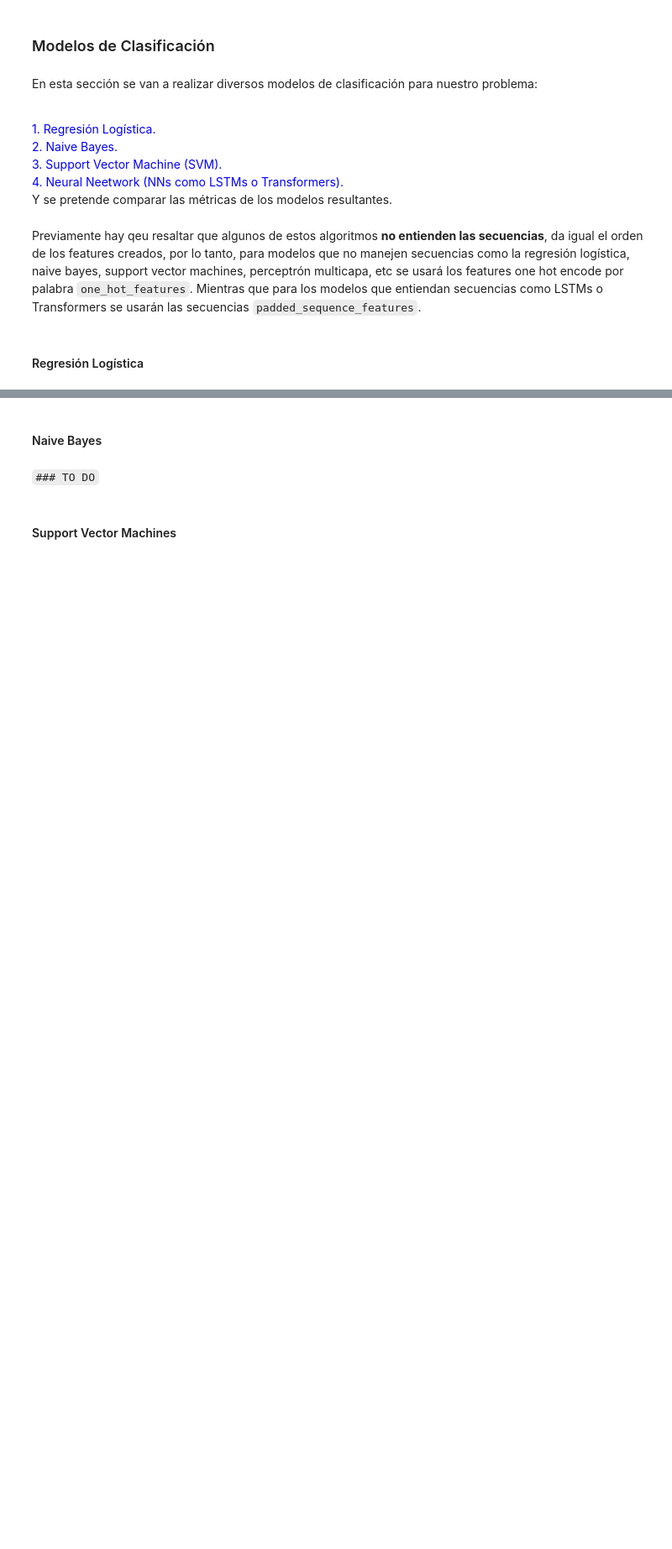
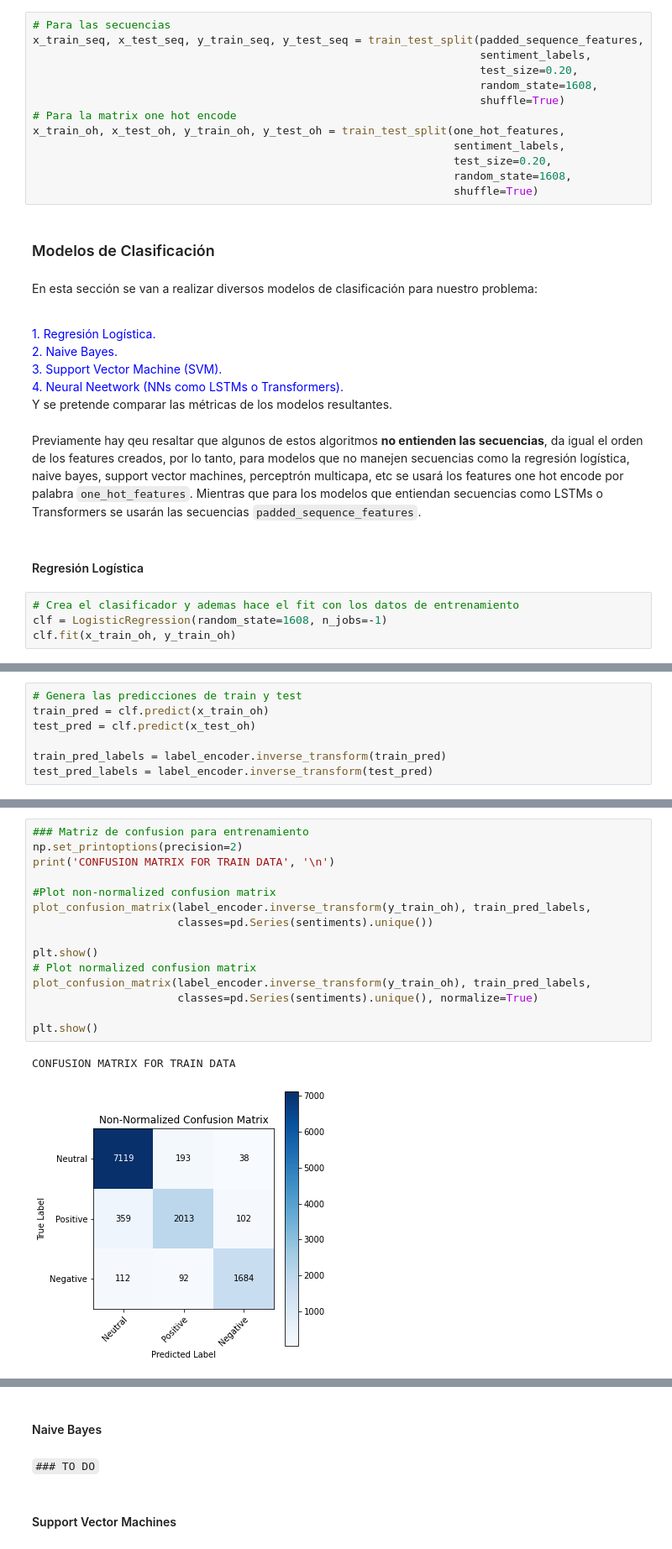
Before and after one commit to juanse1608/AdvancedStatisticsTopics, a Jupyter notebook: Notebooks/SentimentAnalysis.ipynb, the cells around one changed output, grey strips where cells are left out. Shown at 84% size. Drawn from its saved outputs; the diff is of its cells as text; blank space fills up the shorter version.

Commit message:
Logistic Regression

```diff
--- a/Notebooks/SentimentAnalysis.ipynb
+++ b/Notebooks/SentimentAnalysis.ipynb
@@ -199,3 +214,16 @@ ONE HOT ENCODED TWEET: [0. 0. 0. ... 0. 0. 0.]
+# %%
+# Para las secuencias
+x_train_seq, x_test_seq, y_train_seq, y_test_seq = train_test_split(padded_sequence_features,
+                                                                    sentiment_labels,
+                                                                    test_size=0.20,
+                                                                    random_state=1608,
+                                                                    shuffle=True)
+# Para la matrix one hot encode
+x_train_oh, x_test_oh, y_train_oh, y_test_oh = train_test_split(one_hot_features,
+                                                                sentiment_labels,
+                                                                test_size=0.20,
+                                                                random_state=1608,
+                                                                shuffle=True)
 # %% [markdown]
 ### Modelos de Clasificación
 # %% [markdown]
@@ -214,3 +242,7 @@ Y se pretende comparar las métricas de los modelos resultantes.
 Previamente hay qeu resaltar que algunos de estos algoritmos __no entienden las secuencias__, da igual el orden de los features creados, por lo tanto, para modelos que no manejen secuencias como la regresión logística, naive bayes, support vector machines, perceptrón multicapa, etc se usará los features one hot encode por palabra `one_hot_features`. Mientras que para los modelos que entiendan secuencias como LSTMs o Transformers se usarán las secuencias `padded_sequence_features`.
 # %% [markdown]
 #### Regresión Logística
+# %%
+# Crea el clasificador y ademas hace el fit con los datos de entrenamiento
+clf = LogisticRegression(random_state=1608, n_jobs=-1)
+clf.fit(x_train_oh, y_train_oh)
@@ -216,0 +251,7 @@ Previamente hay qeu resaltar que algunos de estos algoritmos __no entienden las
+# %%
+# Genera las predicciones de train y test
+train_pred = clf.predict(x_train_oh)
+test_pred = clf.predict(x_test_oh)
+
+train_pred_labels = label_encoder.inverse_transform(train_pred)
+test_pred_labels = label_encoder.inverse_transform(test_pred)
@@ -216,0 +285,18 @@ Previamente hay qeu resaltar que algunos de estos algoritmos __no entienden las
+# %%
+### Matriz de confusion para entrenamiento
+np.set_printoptions(precision=2)
+print('CONFUSION MATRIX FOR TRAIN DATA', '\n')
+
+#Plot non-normalized confusion matrix
+plot_confusion_matrix(label_encoder.inverse_transform(y_train_oh), train_pred_labels,
+                      classes=pd.Series(sentiments).unique())
+
+plt.show()
+# Plot normalized confusion matrix
+plot_confusion_matrix(label_encoder.inverse_transform(y_train_oh), train_pred_labels,
+                      classes=pd.Series(sentiments).unique(), normalize=True)
+
+plt.show()
+# %% [output]
+CONFUSION MATRIX FOR TRAIN DATA
+[figure, added]
```
Also changed, not shown: parts of 12 cells of this notebook.
